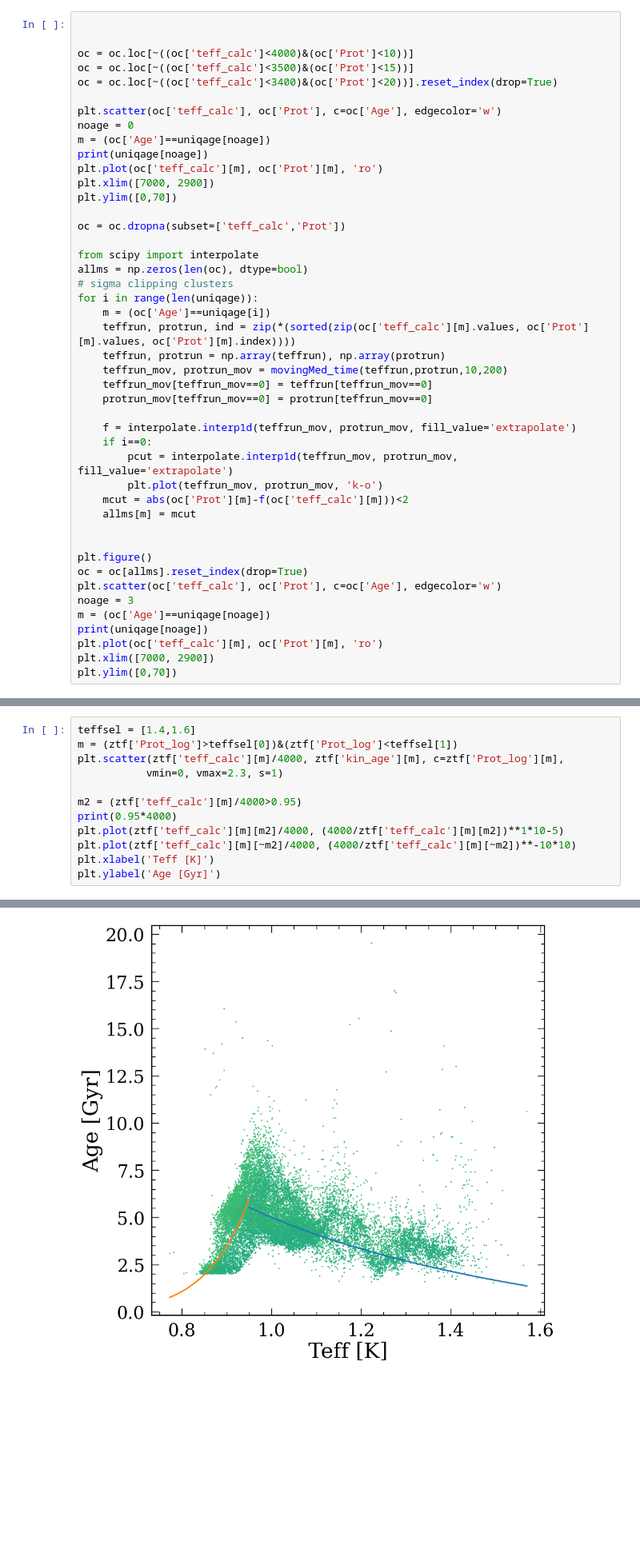
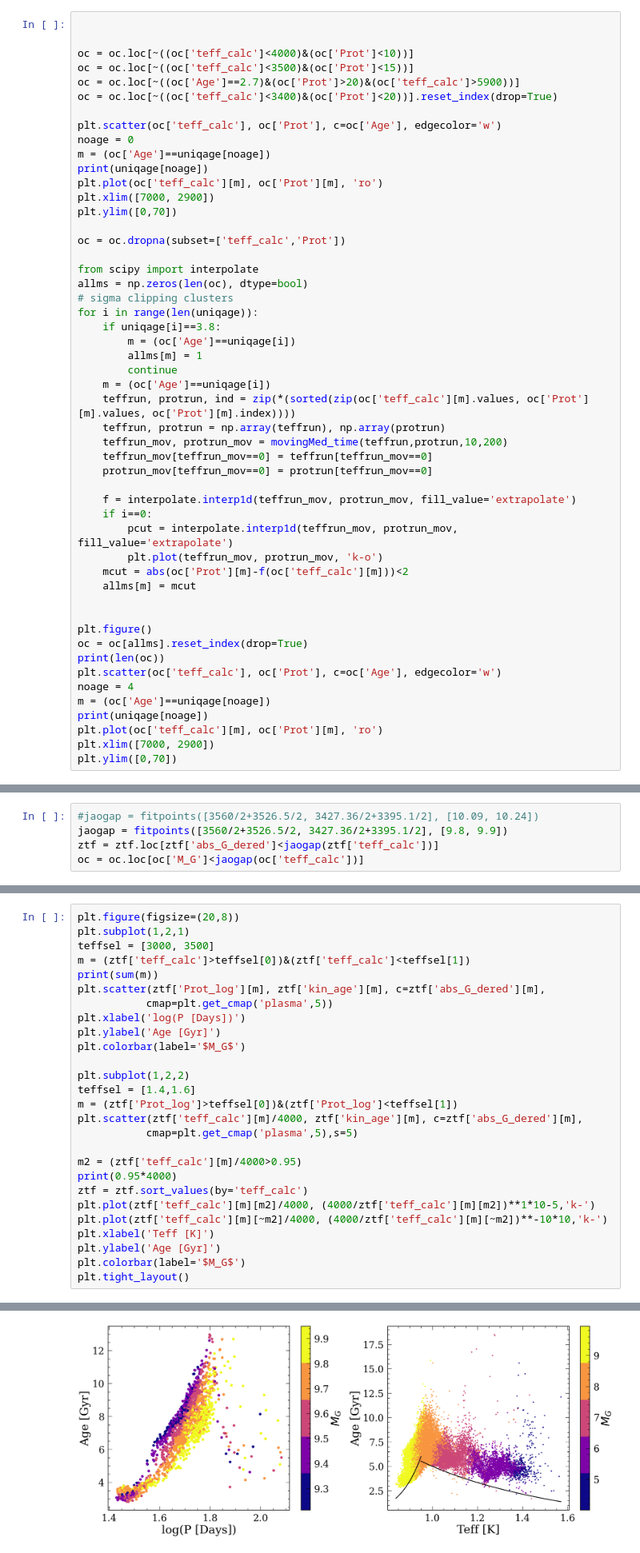
Before and after one commit to lyx12311/GP_gyro, a Jupyter notebook: GP_fit.ipynb, the cells around one changed output, grey strips where cells are left out. Shown at 80% size. Saved outputs shown, nothing was run; the diff lists cells and outputs as text; blank space fills up the shorter version.

Commit message:
figures for paper

```diff
--- a/GP_fit.ipynb
+++ b/GP_fit.ipynb
@@ -55,6 +59,7 @@ uniqage = oc['Age'].unique()
 
 oc = oc.loc[~((oc['teff_calc']<4000)&(oc['Prot']<10))]
 oc = oc.loc[~((oc['teff_calc']<3500)&(oc['Prot']<15))]
+oc = oc.loc[~((oc['Age']==2.7)&(oc['Prot']>20)&(oc['teff_calc']>5900))]
 oc = oc.loc[~((oc['teff_calc']<3400)&(oc['Prot']<20))].reset_index(drop=True)
 
 plt.scatter(oc['teff_calc'], oc['Prot'], c=oc['Age'], edgecolor='w')
@@ -71,6 +76,10 @@ from scipy import interpolate
 allms = np.zeros(len(oc), dtype=bool)
 # sigma clipping clusters
 for i in range(len(uniqage)):
+    if uniqage[i]==3.8:
+        m = (oc['Age']==uniqage[i])
+        allms[m] = 1
+        continue
     m = (oc['Age']==uniqage[i])
     teffrun, protrun, ind = zip(*(sorted(zip(oc['teff_calc'][m].values, oc['Prot'][m].values, oc['Prot'][m].index))))
     teffrun, protrun = np.array(teffrun), np.array(protrun)
@@ -88,8 +97,9 @@ for i in range(len(uniqage)):
 
 plt.figure()
 oc = oc[allms].reset_index(drop=True)
+print(len(oc))
 plt.scatter(oc['teff_calc'], oc['Prot'], c=oc['Age'], edgecolor='w')
-noage = 3
+noage = 4
 m = (oc['Age']==uniqage[noage])
 print(uniqage[noage])
 plt.plot(oc['teff_calc'][m], oc['Prot'][m], 'ro')
@@ -132,0 +187,5 @@ Text(0, 0.5, 'Age [Gyr]')
+# %%
+#jaogap = fitpoints([3560/2+3526.5/2, 3427.36/2+3395.1/2], [10.09, 10.24])
+jaogap = fitpoints([3560/2+3526.5/2, 3427.36/2+3395.1/2], [9.8, 9.9])
+ztf = ztf.loc[ztf['abs_G_dered']<jaogap(ztf['teff_calc'])]
+oc = oc.loc[oc['M_G']<jaogap(oc['teff_calc'])]
@@ -133,13 +223,28 @@ Text(0, 0.5, 'Age [Gyr]')
 # %%
+plt.figure(figsize=(20,8))
+plt.subplot(1,2,1)
+teffsel = [3000, 3500]
+m = (ztf['teff_calc']>teffsel[0])&(ztf['teff_calc']<teffsel[1])
+print(sum(m))
+plt.scatter(ztf['Prot_log'][m], ztf['kin_age'][m], c=ztf['abs_G_dered'][m],
+           cmap=plt.get_cmap('plasma',5))
+plt.xlabel('log(P [Days])')
+plt.ylabel('Age [Gyr]')
+plt.colorbar(label='$M_G$')
+
+plt.subplot(1,2,2)
 teffsel = [1.4,1.6]
 m = (ztf['Prot_log']>teffsel[0])&(ztf['Prot_log']<teffsel[1])
-plt.scatter(ztf['teff_calc'][m]/4000, ztf['kin_age'][m], c=ztf['Prot_log'][m],
-           vmin=0, vmax=2.3, s=1)
+plt.scatter(ztf['teff_calc'][m]/4000, ztf['kin_age'][m], c=ztf['abs_G_dered'][m],
+           cmap=plt.get_cmap('plasma',5),s=5)
 
 m2 = (ztf['teff_calc'][m]/4000>0.95)
 print(0.95*4000)
-plt.plot(ztf['teff_calc'][m][m2]/4000, (4000/ztf['teff_calc'][m][m2])**1*10-5)
-plt.plot(ztf['teff_calc'][m][~m2]/4000, (4000/ztf['teff_calc'][m][~m2])**-10*10)
+ztf = ztf.sort_values(by='teff_calc')
+plt.plot(ztf['teff_calc'][m][m2]/4000, (4000/ztf['teff_calc'][m][m2])**1*10-5,'k-')
+plt.plot(ztf['teff_calc'][m][~m2]/4000, (4000/ztf['teff_calc'][m][~m2])**-10*10,'k-')
 plt.xlabel('Teff [K]')
 plt.ylabel('Age [Gyr]')
+plt.colorbar(label='$M_G$')
+plt.tight_layout()
 # %% [output]
@@ -148,4 +253,4 @@ Text(0, 0.5, 'Age [Gyr]')
-[figure, old version]
+[figure, new version]
 # %% [markdown]
 # create prediction grid
 # %%
```
Also changed, not shown: parts of 43 cells of this notebook.
